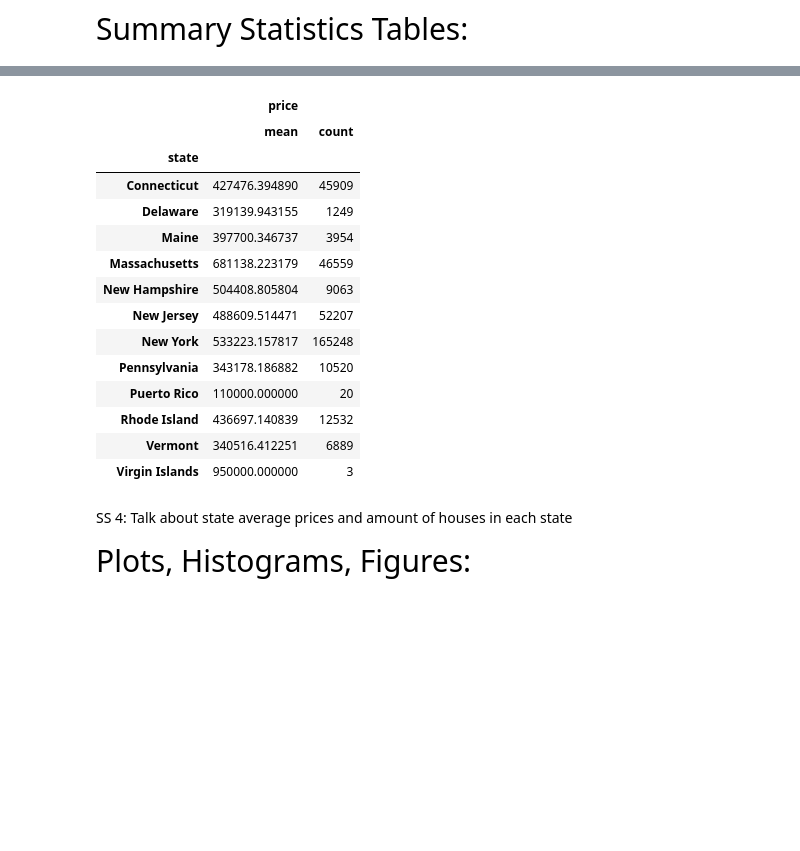
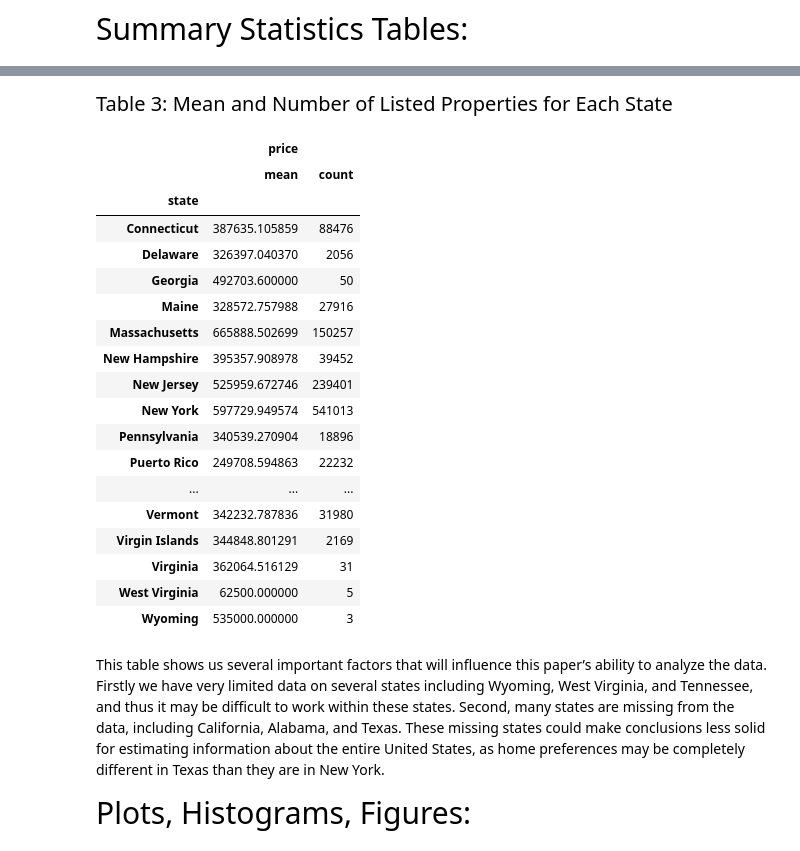
Before and after one commit to ECO225-W2024/project-one-code-S-O-Ahn, a Jupyter notebook: Project 1.ipynb, the cells around one changed output, grey strips where cells are left out. Drawn from its saved outputs; the diff is of its cells as text; code cells hidden in the pictures; blank space fills up the shorter version.

```diff
--- a/Project 1.ipynb
+++ b/Project 1.ipynb
@@ -30,10 +24,6 @@ df=realtor.copy()
 # %% [markdown]
 There are two steps to clean the data, being removing houses that are currently listed as "ready to build" instead of on the market, as the reported information about them is significantly more speculative, and then adding a dummy variable representing if the house has been sold before. The first step will allow for more conclusive results to the study, and will not significantly impact the amount of data available the analyze. The second step will help us create figures and histograms later within the paper.
 # %%
-#Removing houses not yet on the market
-df.drop(df[df["status"] == "ready_to_build"].index, inplace=True)
-df.drop(columns="status", inplace=True)
-
 #Adding a dummy variable representing if a house has been sold before
 df["sold_before"]=np.where(df.prev_sold_date.isnull(),0,1)
 # %% [markdown]
@@ -70,22 +68,27 @@ The metric used to determine an extreme outlier within this dataset will be the
 # %%
 #identifying which variables we would like to remove outliers for
 columns_to_remove_outliers = {'bed','bath','acre_lot','price','house_size'}
-data_missing = df.copy()
-#we establish the IQRs first to avoid the problems associated with the fact that many
+
+#we create a version of our data without extreme outliers for plotting
+data = df.copy()
 
 for column in columns_to_remove_outliers:
     Q1 = df[column].quantile(0.25)
     Q3 = df[column].quantile(0.75)
     IQR = Q3 - Q1
     outliers_iqr = (df[column] < (Q1 - 3 * IQR)) | (df[column] > (Q3 + 3 * IQR))
-    data_missing = data_missing.loc[~outliers_iqr]
+    data = data.loc[~outliers_iqr]
 
-#creating a version of the data with no missing values in
-data = data_missing.dropna()
-#creating a version sorted by state
-data_by_state = data.groupby('state')
+#printing summary statistics for new cropped data
+additional_stats_no_outliers = {
+    'Mode': data[['bed','bath','acre_lot','house_size','price']].mode().iloc[0],
+    'Variance': data[['bed','bath','acre_lot','house_size','price']].var(),
+    'Skewness': data[['bed','bath','acre_lot','house_size','price']].skew(),
+    'Kurtosis': data[['bed','bath','acre_lot','house_size','price']].kurtosis()
+}
 
-#printing summary statistics for new cropped data and data with no missing values
-summary_stats_no_missing = data.describe().T
-display(summary_stats)
+summary_stats_no_outliers = pd.concat([data[['bed','bath','acre_lot','house_size','price']].describe(), pd.DataFrame(additional_stats_no_outliers).T])
+
+display(HTML('<div style="font-size: 20px">Table 2: Summary Statistics With Extreme Outliers Removed</div>'))
+display(summary_stats_no_outliers.T)
 # %% [output]
@@ -102,24 +106,32 @@ SS 3: cover new summary stats and introduce other summary stats we will be showi
 # %%
-states_data = data.groupby('state').agg({'price': ['mean', 'count']})
+#creating a version sorted by state for more graphing
+data_by_state = data.groupby('state')
+states_data = data_by_state.agg({'price': ['mean', 'count']})
+display(HTML('<div style="font-size: 20px">Table 3: Mean and Number of Listed Properties for Each State</div>'))
 display(states_data)
 # %% [output]
+Table 3: Mean and Number of Listed Properties for Each State
 |  | price |  |
 |  | mean | count |
 | state |  |  |
-| Connecticut | 427476.394890 | 45909 |
-| Delaware | 319139.943155 | 1249 |
-| Maine | 397700.346737 | 3954 |
-| Massachusetts | 681138.223179 | 46559 |
-| New Hampshire | 504408.805804 | 9063 |
-| New Jersey | 488609.514471 | 52207 |
-| New York | 533223.157817 | 165248 |
-| Pennsylvania | 343178.186882 | 10520 |
-| Puerto Rico | 110000.000000 | 20 |
-| Rhode Island | 436697.140839 | 12532 |
-| Vermont | 340516.412251 | 6889 |
-| Virgin Islands | 950000.000000 | 3 |
+| Connecticut | 387635.105859 | 88476 |
+| Delaware | 326397.040370 | 2056 |
+| Georgia | 492703.600000 | 50 |
+| Maine | 328572.757988 | 27916 |
+| Massachusetts | 665888.502699 | 150257 |
+| New Hampshire | 395357.908978 | 39452 |
+| New Jersey | 525959.672746 | 239401 |
+| New York | 597729.949574 | 541013 |
+| Pennsylvania | 340539.270904 | 18896 |
+| Puerto Rico | 249708.594863 | 22232 |
+| ... | ... | ... |
+| Vermont | 342232.787836 | 31980 |
+| Virgin Islands | 344848.801291 | 2169 |
+| Virginia | 362064.516129 | 31 |
+| West Virginia | 62500.000000 | 5 |
+| Wyoming | 535000.000000 | 3 |
 # %% [markdown]
-SS 4: Talk about state average prices and amount of houses in each state
+This table shows us several important factors that will influence this paper’s ability to analyze the data. Firstly we have very limited data on several states including Wyoming, West Virginia, and Tennessee, and thus it may be difficult to work within these states. Second, many states are missing from the data, including California, Alabama, and Texas. These missing states could make conclusions less solid for estimating information about the entire United States, as home preferences may be completely different in Texas than they are in New York.
 # %% [markdown]
 <span style="font-size: 30px;">Plots, Histograms, Figures:</span>
 # %% [markdown]
```
Also changed, not shown: parts of 9 cells of this notebook.
